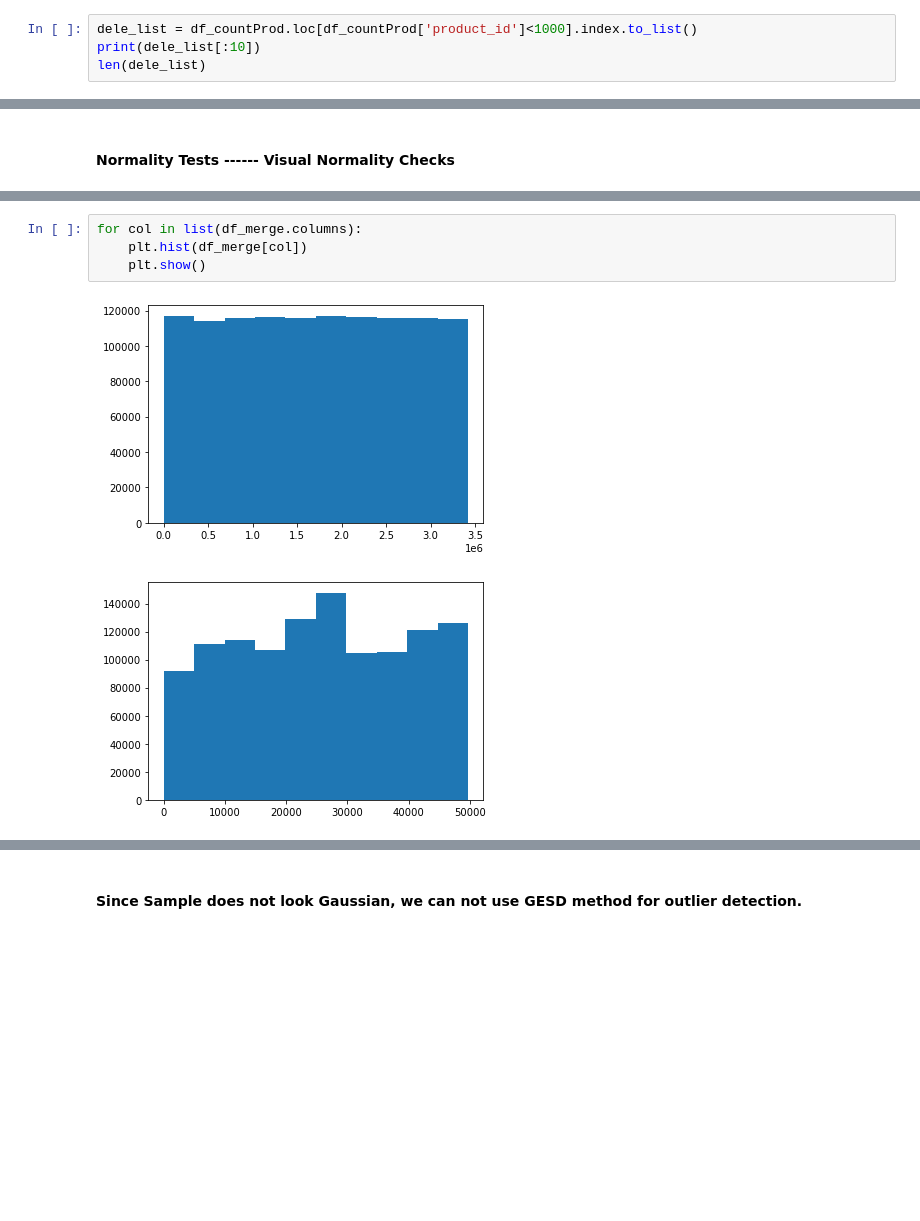
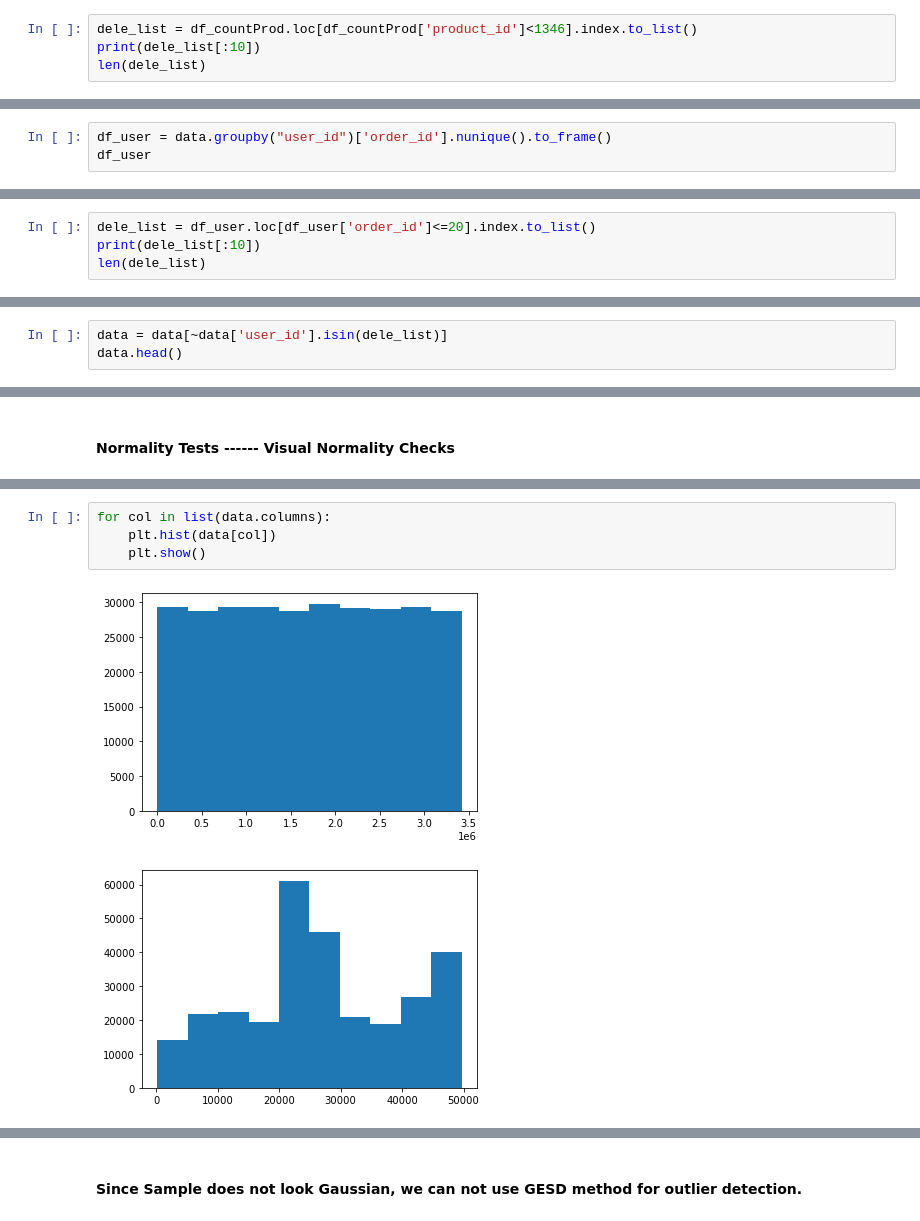
Before and after one commit to ireydiak/fraud_detection, a Jupyter notebook: TP2/Wanlin/preprocessing.ipynb, the cells around one changed output, grey strips where cells are left out. Drawn from its saved outputs; the diff is of its cells as text; blank space fills up the shorter version.

Commit message:
Data Reduction
(1)Remove items that have a low probability of being purchased
(2)Delete users who have made too few purchases

```diff
--- a/TP2/Wanlin/preprocessing.ipynb
+++ b/TP2/Wanlin/preprocessing.ipynb
@@ -223,5 +221,5 @@ df_countProd.loc[df_countProd['product_id']<1000]
 # %%
-dele_list = df_countProd.loc[df_countProd['product_id']<1000].index.to_list()
+dele_list = df_countProd.loc[df_countProd['product_id']<1346].index.to_list()
 print(dele_list[:10])
 len(dele_list)
 # %% [output]
@@ -259,0 +260,3 @@ data.shape
+# %%
+df_user = data.groupby("user_id")['order_id'].nunique().to_frame()
+df_user
@@ -259,0 +309,4 @@ data.shape
+# %%
+dele_list = df_user.loc[df_user['order_id']<=20].index.to_list()
+print(dele_list[:10])
+len(dele_list)
@@ -259,0 +316,3 @@ data.shape
+# %%
+data = data[~data['user_id'].isin(dele_list)]
+data.head()
@@ -325,9 +398,9 @@ list(df_merge.columns)
  'order_hour_of_day',
  'days_since_prior_order']
 # %%
-for col in list(df_merge.columns):
-    plt.hist(df_merge[col])
+for col in list(data.columns):
+    plt.hist(data[col])
     plt.show()
 # %% [output]
-[figure, old version]
+[figure, new version]
-[figure, old version]
+[figure, new version]
```
Also changed, not shown: parts of 33 cells of this notebook, 1 other file.
